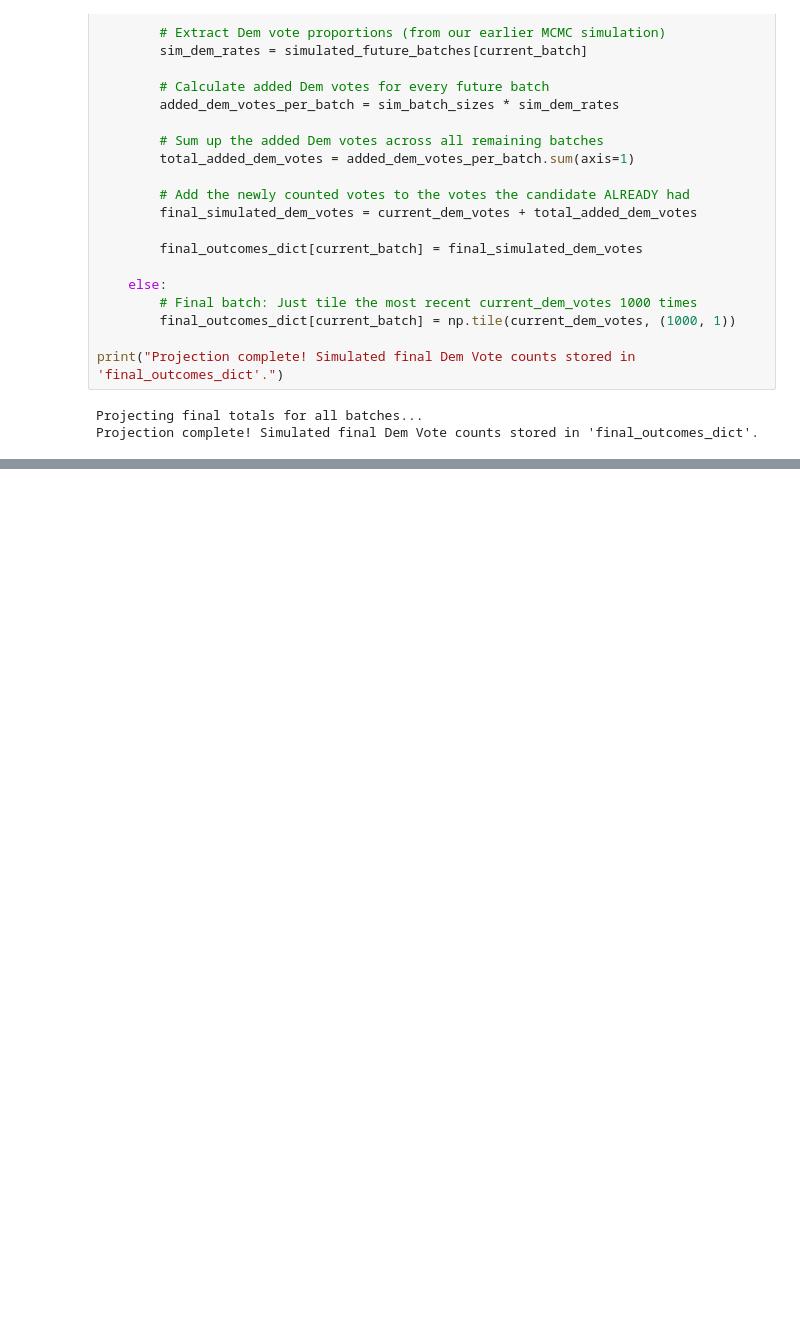
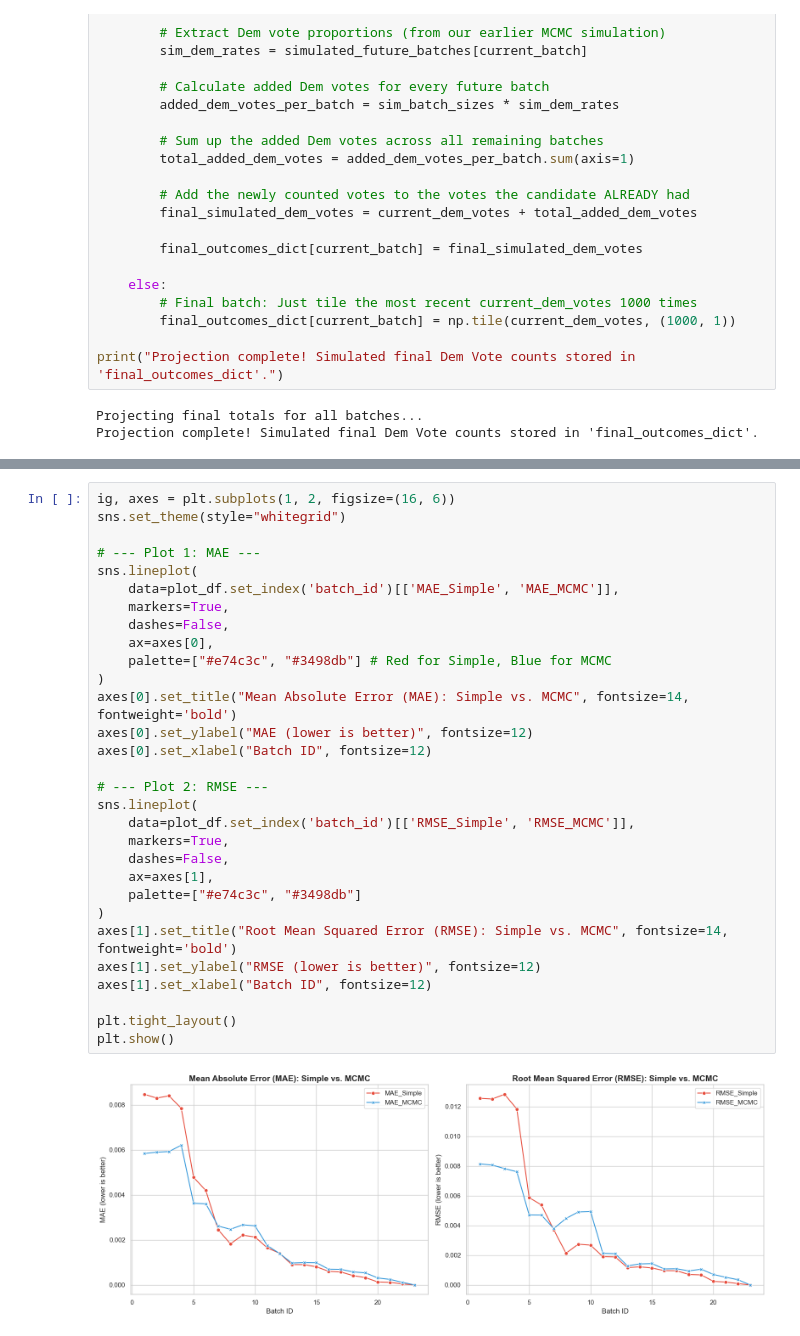
Before and after one commit to rickyrojas311/realtimeElectionForecasting, a Jupyter notebook: model_v1/model_v1_refactored.ipynb, the cells around one changed output, grey strips where cells are left out. Drawn from its saved outputs; the diff is of its cells as text; blank space fills up the shorter version.

```diff
--- a/model_v1/model_v1_refactored.ipynb
+++ b/model_v1/model_v1_refactored.ipynb
@@ -394,0 +595,32 @@ Projection complete! Simulated final Dem Vote counts stored in 'final_outcomes_d
+# %%
+ig, axes = plt.subplots(1, 2, figsize=(16, 6))
+sns.set_theme(style="whitegrid")
+
+# --- Plot 1: MAE ---
+sns.lineplot(
+    data=plot_df.set_index('batch_id')[['MAE_Simple', 'MAE_MCMC']],
+    markers=True,
+    dashes=False,
+    ax=axes[0],
+    palette=["#e74c3c", "#3498db"] # Red for Simple, Blue for MCMC
+)
+axes[0].set_title("Mean Absolute Error (MAE): Simple vs. MCMC", fontsize=14, fontweight='bold')
+axes[0].set_ylabel("MAE (lower is better)", fontsize=12)
+axes[0].set_xlabel("Batch ID", fontsize=12)
+
+# --- Plot 2: RMSE ---
+sns.lineplot(
+    data=plot_df.set_index('batch_id')[['RMSE_Simple', 'RMSE_MCMC']],
+    markers=True,
+    dashes=False,
+    ax=axes[1],
+    palette=["#e74c3c", "#3498db"]
+)
+axes[1].set_title("Root Mean Squared Error (RMSE): Simple vs. MCMC", fontsize=14, fontweight='bold')
+axes[1].set_ylabel("RMSE (lower is better)", fontsize=12)
+axes[1].set_xlabel("Batch ID", fontsize=12)
+
+plt.tight_layout()
+plt.show()
+# %% [output]
+[figure, added]
```
Also changed, not shown: parts of 3 cells of this notebook.
